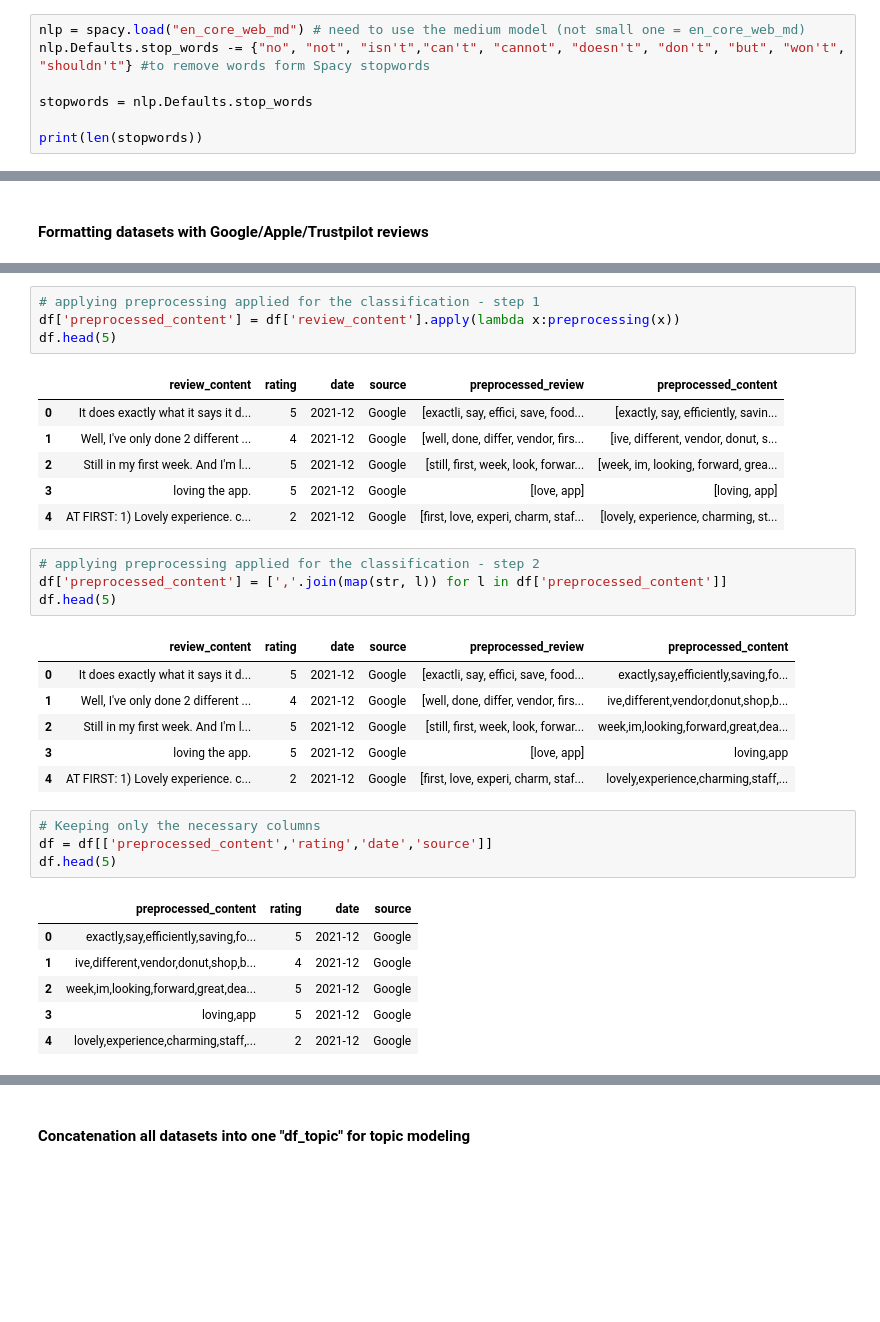
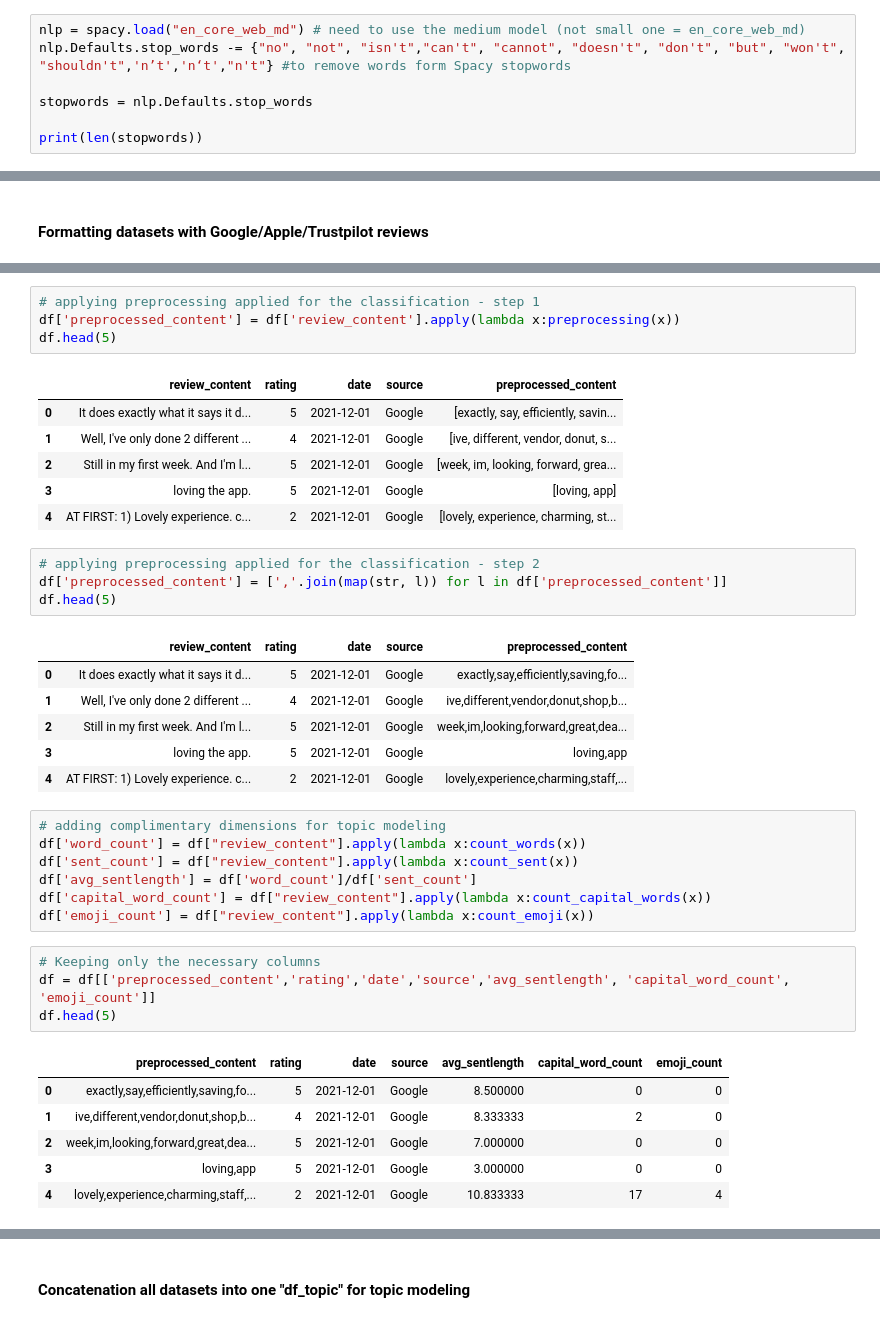
Before and after one commit to roxane-data/project_appreview, a Jupyter notebook: Step2_Classification.ipynb, the cells around one changed output, grey strips where cells are left out. Saved outputs shown, nothing was run; the diff lists cells and outputs as text; blank space fills up the shorter version.

```diff
--- a/Step2_Classification.ipynb
+++ b/Step2_Classification.ipynb
@@ -293,6 +273,6 @@ You can now load the package via spacy.load('en_core_web_md')
 # %%
 nlp = spacy.load("en_core_web_md") # need to use the medium model (not small one = en_core_web_md)
-nlp.Defaults.stop_words -= {"no", "not", "isn't","can't", "cannot", "doesn't", "don't", "but", "won't", "shouldn't"} #to remove words form Spacy stopwords
+nlp.Defaults.stop_words -= {"no", "not", "isn't","can't", "cannot", "doesn't", "don't", "but", "won't", "shouldn't",'n’t','n‘t',"n't"} #to remove words form Spacy stopwords
 
 stopwords = nlp.Defaults.stop_words
 
@@ -1184,31 +1138,38 @@ df.head(5)
 df['preprocessed_content'] = df['review_content'].apply(lambda x:preprocessing(x))
 df.head(5)
 # %% [output]
-|  | review_content | rating | date | source | preprocessed_review | preprocessed_content |
-| 0 | It does exactly what it says it d... | 5 | 2021-12 | Google | [exactli, say, effici, save, food... | [exactly, say, efficiently, savin... |
-| 1 | Well, I've only done 2 different ... | 4 | 2021-12 | Google | [well, done, differ, vendor, firs... | [ive, different, vendor, donut, s... |
-| 2 | Still in my first week. And I'm l... | 5 | 2021-12 | Google | [still, first, week, look, forwar... | [week, im, looking, forward, grea... |
-| 3 | loving the app. | 5 | 2021-12 | Google | [love, app] | [loving, app] |
-| 4 | AT FIRST: 1) Lovely experience. c... | 2 | 2021-12 | Google | [first, love, experi, charm, staf... | [lovely, experience, charming, st... |
+|  | review_content | rating | date | source | preprocessed_content |
+| 0 | It does exactly what it says it d... | 5 | 2021-12-01 | Google | [exactly, say, efficiently, savin... |
+| 1 | Well, I've only done 2 different ... | 4 | 2021-12-01 | Google | [ive, different, vendor, donut, s... |
+| 2 | Still in my first week. And I'm l... | 5 | 2021-12-01 | Google | [week, im, looking, forward, grea... |
+| 3 | loving the app. | 5 | 2021-12-01 | Google | [loving, app] |
+| 4 | AT FIRST: 1) Lovely experience. c... | 2 | 2021-12-01 | Google | [lovely, experience, charming, st... |
 # %%
 # applying preprocessing applied for the classification - step 2
 df['preprocessed_content'] = [','.join(map(str, l)) for l in df['preprocessed_content']]
 df.head(5)
 # %% [output]
-|  | review_content | rating | date | source | preprocessed_review | preprocessed_content |
-| 0 | It does exactly what it says it d... | 5 | 2021-12 | Google | [exactli, say, effici, save, food... | exactly,say,efficiently,saving,fo... |
-| 1 | Well, I've only done 2 different ... | 4 | 2021-12 | Google | [well, done, differ, vendor, firs... | ive,different,vendor,donut,shop,b... |
-| 2 | Still in my first week. And I'm l... | 5 | 2021-12 | Google | [still, first, week, look, forwar... | week,im,looking,forward,great,dea... |
-| 3 | loving the app. | 5 | 2021-12 | Google | [love, app] | loving,app |
-| 4 | AT FIRST: 1) Lovely experience. c... | 2 | 2021-12 | Google | [first, love, experi, charm, staf... | lovely,experience,charming,staff,... |
+|  | review_content | rating | date | source | preprocessed_content |
+| 0 | It does exactly what it says it d... | 5 | 2021-12-01 | Google | exactly,say,efficiently,saving,fo... |
+| 1 | Well, I've only done 2 different ... | 4 | 2021-12-01 | Google | ive,different,vendor,donut,shop,b... |
+| 2 | Still in my first week. And I'm l... | 5 | 2021-12-01 | Google | week,im,looking,forward,great,dea... |
+| 3 | loving the app. | 5 | 2021-12-01 | Google | loving,app |
+| 4 | AT FIRST: 1) Lovely experience. c... | 2 | 2021-12-01 | Google | lovely,experience,charming,staff,... |
+# %%
+# adding complimentary dimensions for topic modeling
+df['word_count'] = df["review_content"].apply(lambda x:count_words(x))
+df['sent_count'] = df["review_content"].apply(lambda x:count_sent(x))
+df['avg_sentlength'] = df['word_count']/df['sent_count']
+df['capital_word_count'] = df["review_content"].apply(lambda x:count_capital_words(x))
+df['emoji_count'] = df["review_content"].apply(lambda x:count_emoji(x))
 # %%
 # Keeping only the necessary columns
-df = df[['preprocessed_content','rating','date','source']]
+df = df[['preprocessed_content','rating','date','source','avg_sentlength', 'capital_word_count', 'emoji_count']]
 df.head(5)
 # %% [output]
-|  | preprocessed_content | rating | date | source |
-| 0 | exactly,say,efficiently,saving,fo... | 5 | 2021-12 | Google |
-| 1 | ive,different,vendor,donut,shop,b... | 4 | 2021-12 | Google |
-| 2 | week,im,looking,forward,great,dea... | 5 | 2021-12 | Google |
-| 3 | loving,app | 5 | 2021-12 | Google |
-| 4 | lovely,experience,charming,staff,... | 2 | 2021-12 | Google |
+|  | preprocessed_content | rating | date | source | avg_sentlength | capital_word_count | emoji_count |
+| 0 | exactly,say,efficiently,saving,fo... | 5 | 2021-12-01 | Google | 8.500000 | 0 | 0 |
+| 1 | ive,different,vendor,donut,shop,b... | 4 | 2021-12-01 | Google | 8.333333 | 2 | 0 |
+| 2 | week,im,looking,forward,great,dea... | 5 | 2021-12-01 | Google | 7.000000 | 0 | 0 |
+| 3 | loving,app | 5 | 2021-12-01 | Google | 3.000000 | 0 | 0 |
+| 4 | lovely,experience,charming,staff,... | 2 | 2021-12-01 | Google | 10.833333 | 17 | 4 |
```
Also changed, not shown: parts of 71 cells of this notebook, 33 other files.
